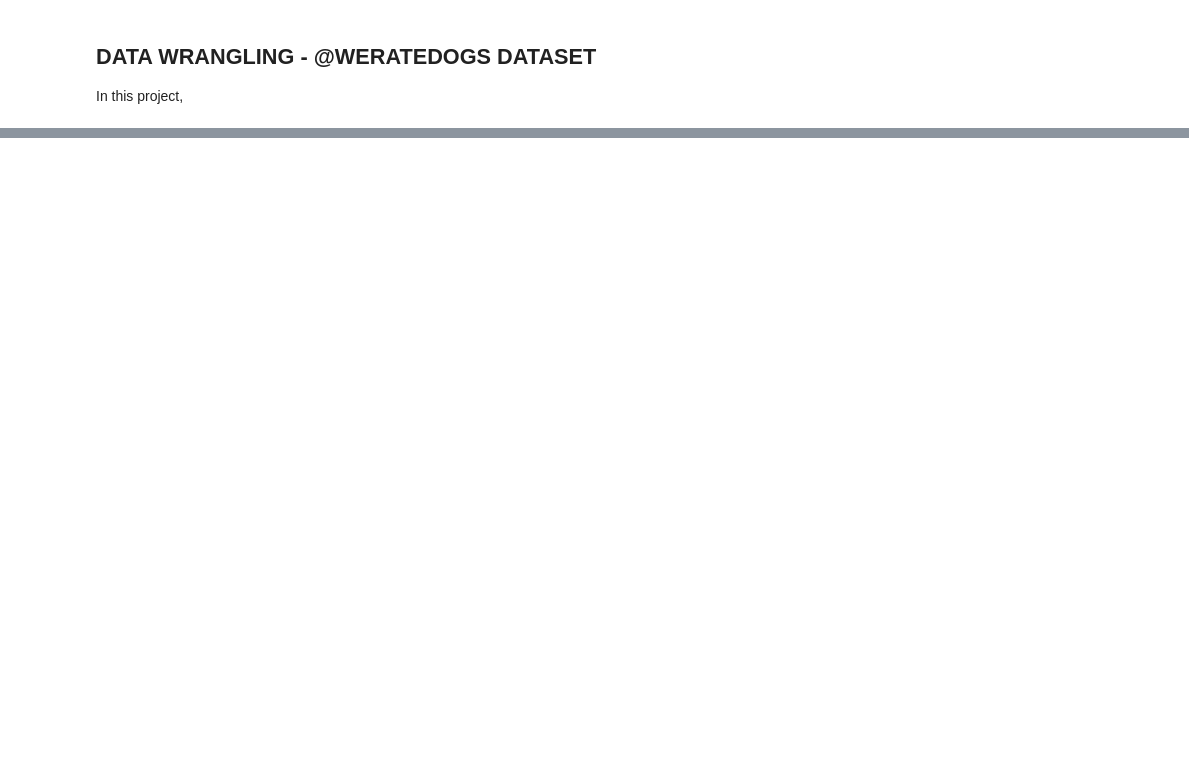
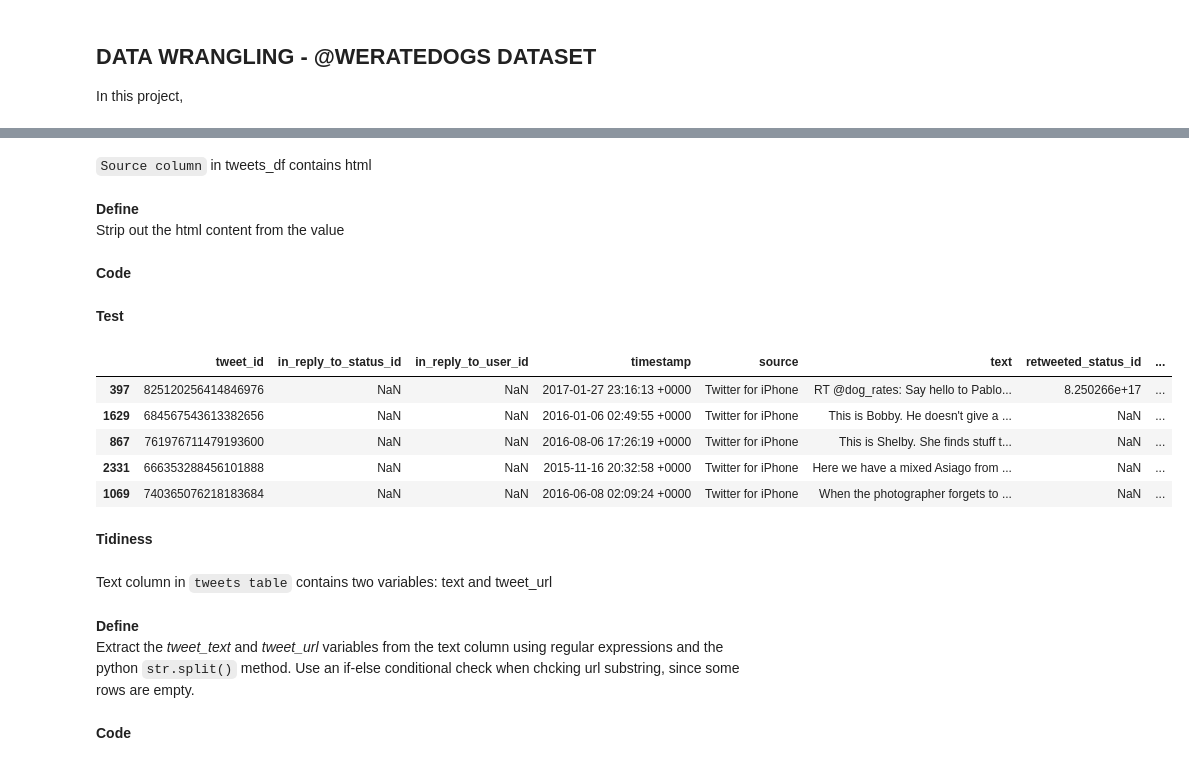
Before and after one commit to sharifbubuka/alx_udacity_course___data_wrangling_a_weRateDogs_dataset, a Jupyter notebook: wrangle_act.ipynb, the cells around one changed output, grey strips where cells are left out. Saved outputs shown, nothing was run; the diff lists cells and outputs as text; code cells hidden in the pictures; blank space fills up the shorter version.

```diff
--- a/wrangle_act.ipynb
+++ b/wrangle_act.ipynb
@@ -78,0 +146,5 @@ tweets_meta_df = pd.DataFrame(df_data)
+# %%
+# Make copies of the original data
+clean_tweets = tweets_df.copy()
+clean_images = images_df.copy()
+clean_tweets_meta = tweets_meta_df.copy()
@@ -78,0 +160,12 @@ tweets_meta_df = pd.DataFrame(df_data)
+# %%
+for index, row in clean_tweets.iterrows():
+    if (clean_tweets.loc[index, 'expanded_urls']):
+        links = clean_tweets.loc[2, 'expanded_urls'].split(',')
+        for link in links:
+            if ('https://twitter.com/' in link):
+                clean_tweets.loc[index, 'expanded_urls'] = link
+                break
+            else:
+                continue
+    else:
+        clean_tweets.loc[index, 'expanded_urls'] = np.NaN
@@ -78,0 +185,16 @@ tweets_meta_df = pd.DataFrame(df_data)
+# %%
+for index, row in clean_tweets.iterrows():
+    if ('+' in clean_tweets.loc[index, 'timestamp']):
+        clean_tweets.loc[index, 'timestamp'] = row['timestamp'].split('+')[0]
+    else:
+        pass
+
+for index, row in clean_tweets.iterrows():
+    if ('+' in str(clean_tweets.loc[index, 'retweeted_status_timestamp'])):
+        clean_tweets.loc[index, 'retweeted_status_timestamp'] = str(row['retweeted_status_timestamp']).split('+')[0]
+    else:
+        pass
+
+clean_tweets['timestamp'] = pd.to_datetime(clean_tweets['timestamp'])
+
+clean_tweets['retweeted_status_timestamp'] = pd.to_datetime(clean_tweets['retweeted_status_timestamp'])
@@ -78,0 +221,34 @@ tweets_meta_df = pd.DataFrame(df_data)
+# %% [markdown]
+`Source column` in tweets_df contains html
+# %% [markdown]
+<b>Define</b><br />
+Strip out the html content from the value
+# %% [markdown]
+<b>Code<b/>
+# %%
+for index, row in clean_tweets.iterrows():
+    if (clean_tweets.loc[index, 'source']):
+        soup = BeautifulSoup(clean_tweets.loc[index, 'source'])
+        clean_tweets.loc[index, 'source'] = soup.find('a').text
+    else:
+        pass
+# %% [markdown]
+<b>Test</b>
+# %%
+clean_tweets.sample(5)
+# %% [output]
+|  | tweet_id | in_reply_to_status_id | in_reply_to_user_id | timestamp | source | text | retweeted_status_id | ... |
+| 397 | 825120256414846976 | NaN | NaN | 2017-01-27 23:16:13 +0000 | Twitter for iPhone | RT @dog_rates: Say hello to Pablo... | 8.250266e+17 | ... |
+| 1629 | 684567543613382656 | NaN | NaN | 2016-01-06 02:49:55 +0000 | Twitter for iPhone | This is Bobby. He doesn't give a ... | NaN | ... |
+| 867 | 761976711479193600 | NaN | NaN | 2016-08-06 17:26:19 +0000 | Twitter for iPhone | This is Shelby. She finds stuff t... | NaN | ... |
+| 2331 | 666353288456101888 | NaN | NaN | 2015-11-16 20:32:58 +0000 | Twitter for iPhone | Here we have a mixed Asiago from ... | NaN | ... |
+| 1069 | 740365076218183684 | NaN | NaN | 2016-06-08 02:09:24 +0000 | Twitter for iPhone | When the photographer forgets to ... | NaN | ... |
+# %% [markdown]
+<b>Tidiness</b>
+# %% [markdown]
+Text column in `tweets table` contains two variables: text and tweet_url
+# %% [markdown]
+<b>Define</b> <br />
+Extract the <i>tweet_text</i> and <i>tweet_url</i> variables from the text column using regular expressions and the python `str.split()` method. Use an if-else conditional check when chcking url substring, since some rows are empty.
+# %% [markdown]
+<b>Code</b>
```
Also changed, not shown: parts of 32 cells of this notebook, 3 other files.
